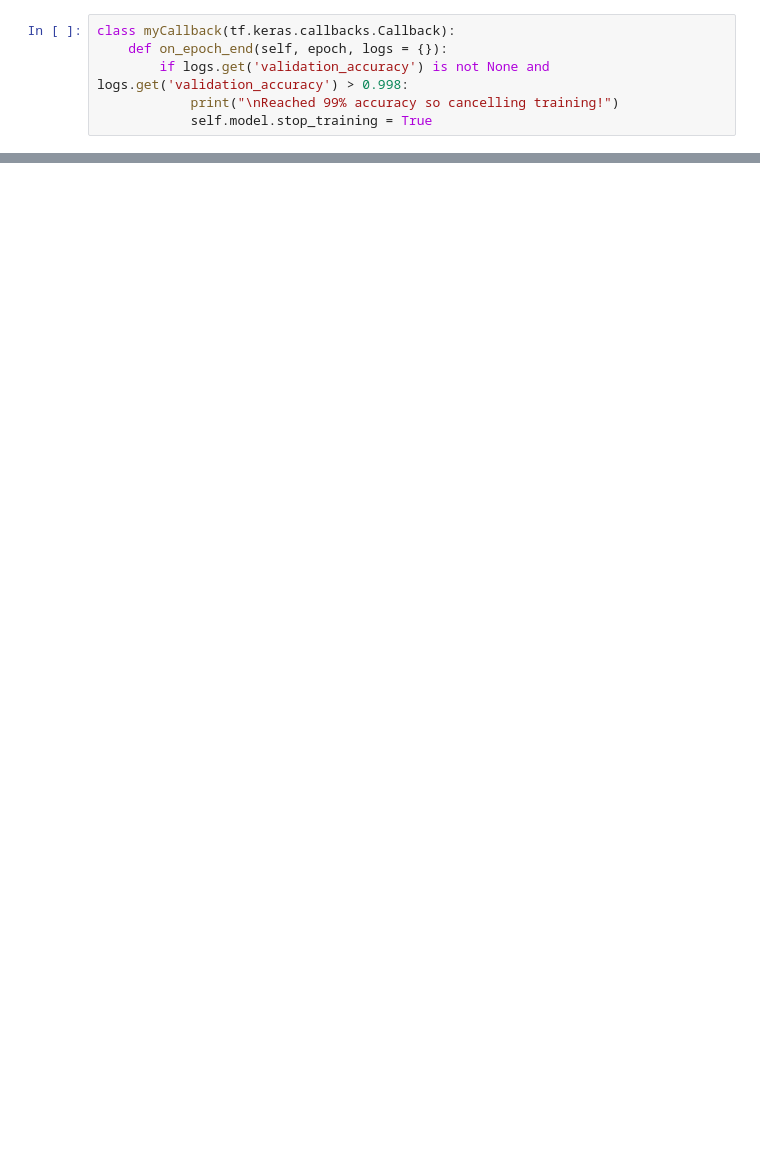
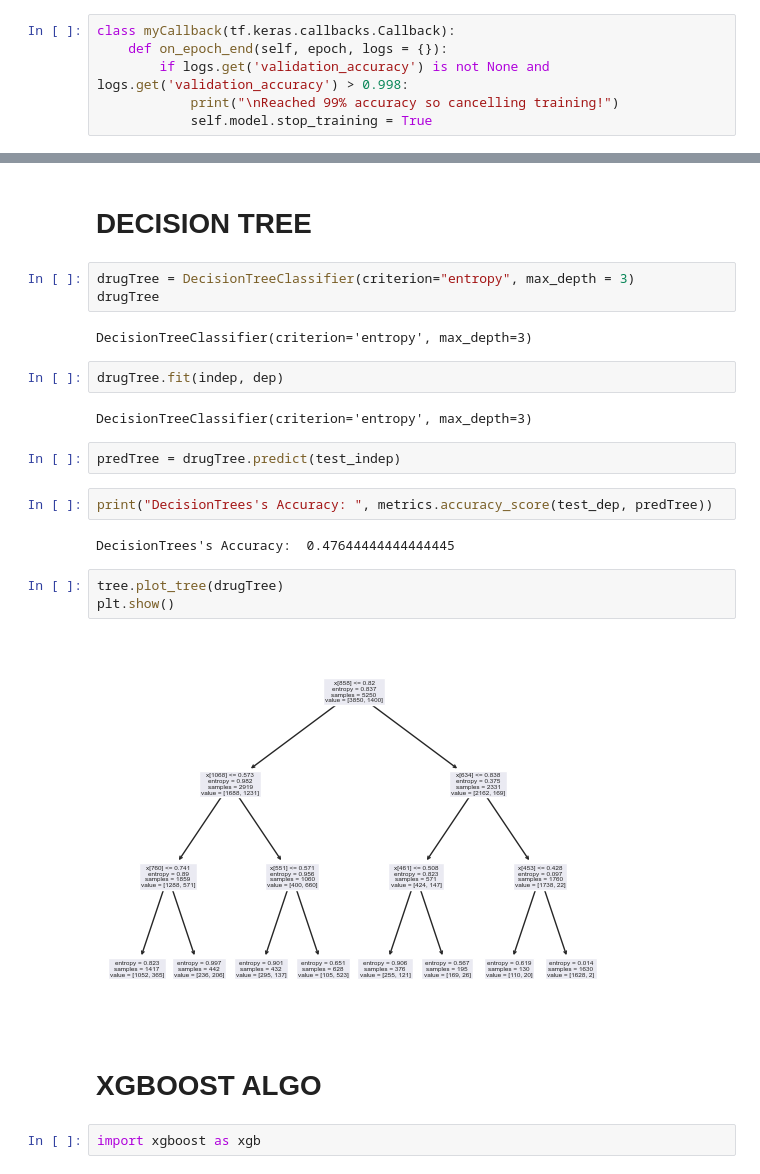
Before and after one commit to Harri200191/Fake_AI_Photos_Detection, a Jupyter notebook: Main.ipynb, the cells around one changed output, grey strips where cells are left out. Saved outputs shown, nothing was run; the diff lists cells and outputs as text; blank space fills up the shorter version.

```diff
--- a/Main.ipynb
+++ b/Main.ipynb
@@ -131,0 +184,26 @@ Epoch 50/50
+# %% [markdown]
+# DECISION TREE
+# %%
+drugTree = DecisionTreeClassifier(criterion="entropy", max_depth = 3)
+drugTree
+# %% [output]
+DecisionTreeClassifier(criterion='entropy', max_depth=3)
+# %%
+drugTree.fit(indep, dep)
+# %% [output]
+DecisionTreeClassifier(criterion='entropy', max_depth=3)
+# %%
+predTree = drugTree.predict(test_indep)
+# %%
+print("DecisionTrees's Accuracy: ", metrics.accuracy_score(test_dep, predTree))
+# %% [output]
+DecisionTrees's Accuracy:  0.47644444444444445
+# %%
+tree.plot_tree(drugTree)
+plt.show()
+# %% [output]
+[figure, added]
+# %% [markdown]
+# XGBOOST ALGO
+# %%
+import xgboost as xgb
```
Also changed, not shown: parts of 16 cells of this notebook.
